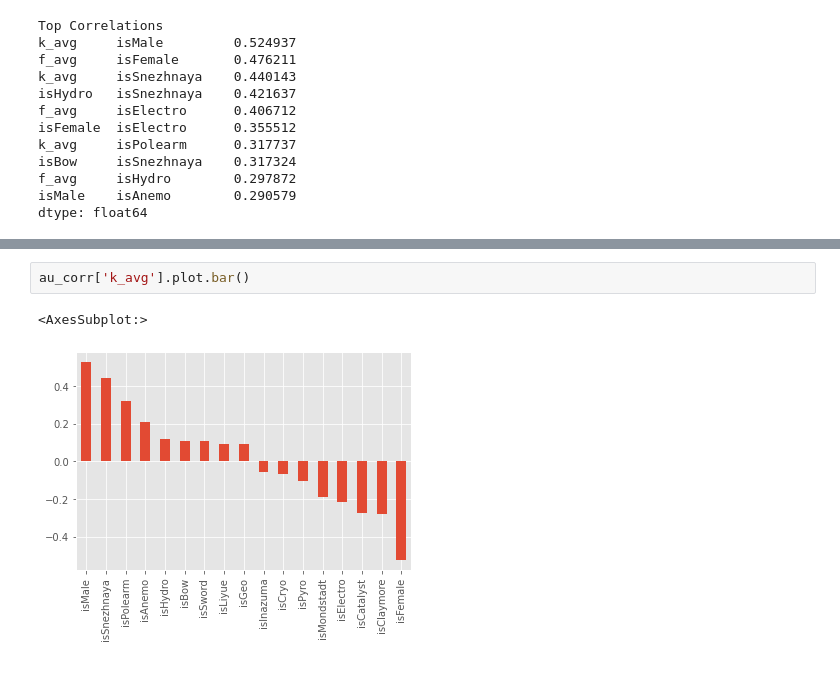
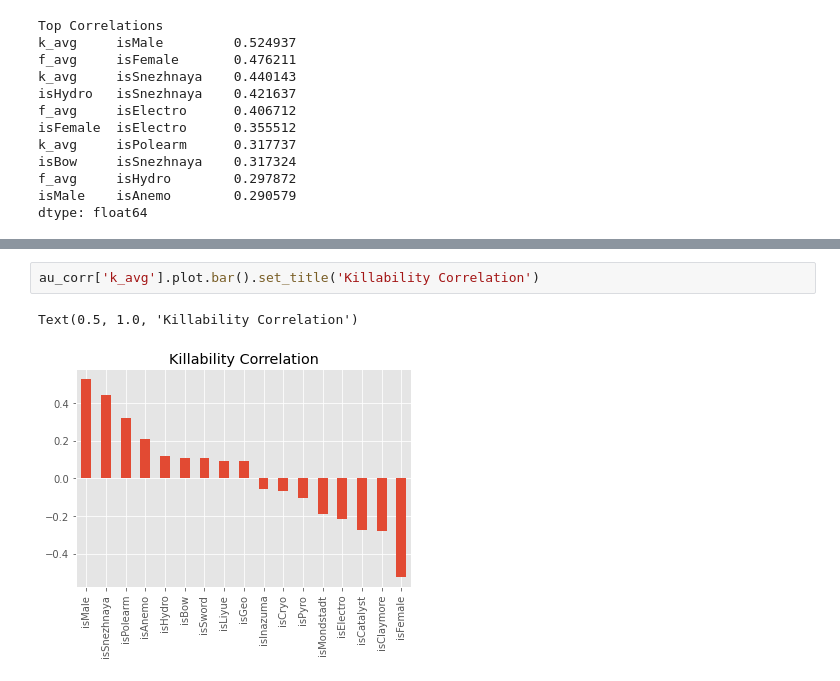
Before and after one commit to Warspiteful/InsaneGenshinProject, a Jupyter notebook: PythonAnalysis/DataAnalysis.ipynb, the cells around one changed output, grey strips where cells are left out. Drawn from its saved outputs; the diff is of its cells as text.

```diff
--- a/PythonAnalysis/DataAnalysis.ipynb
+++ b/PythonAnalysis/DataAnalysis.ipynb
@@ -1181,5 +1177,5 @@ au_corr['m_avg'].plot.bar()
 # %%
-au_corr['k_avg'].plot.bar()
+au_corr['k_avg'].plot.bar().set_title('Killability Correlation')
 # %% [output]
-<AxesSubplot:>
+Text(0.5, 1.0, 'Killability Correlation')
-[figure, old version]
+[figure, new version]
```
Also changed, not shown: parts of 29 cells of this notebook.
